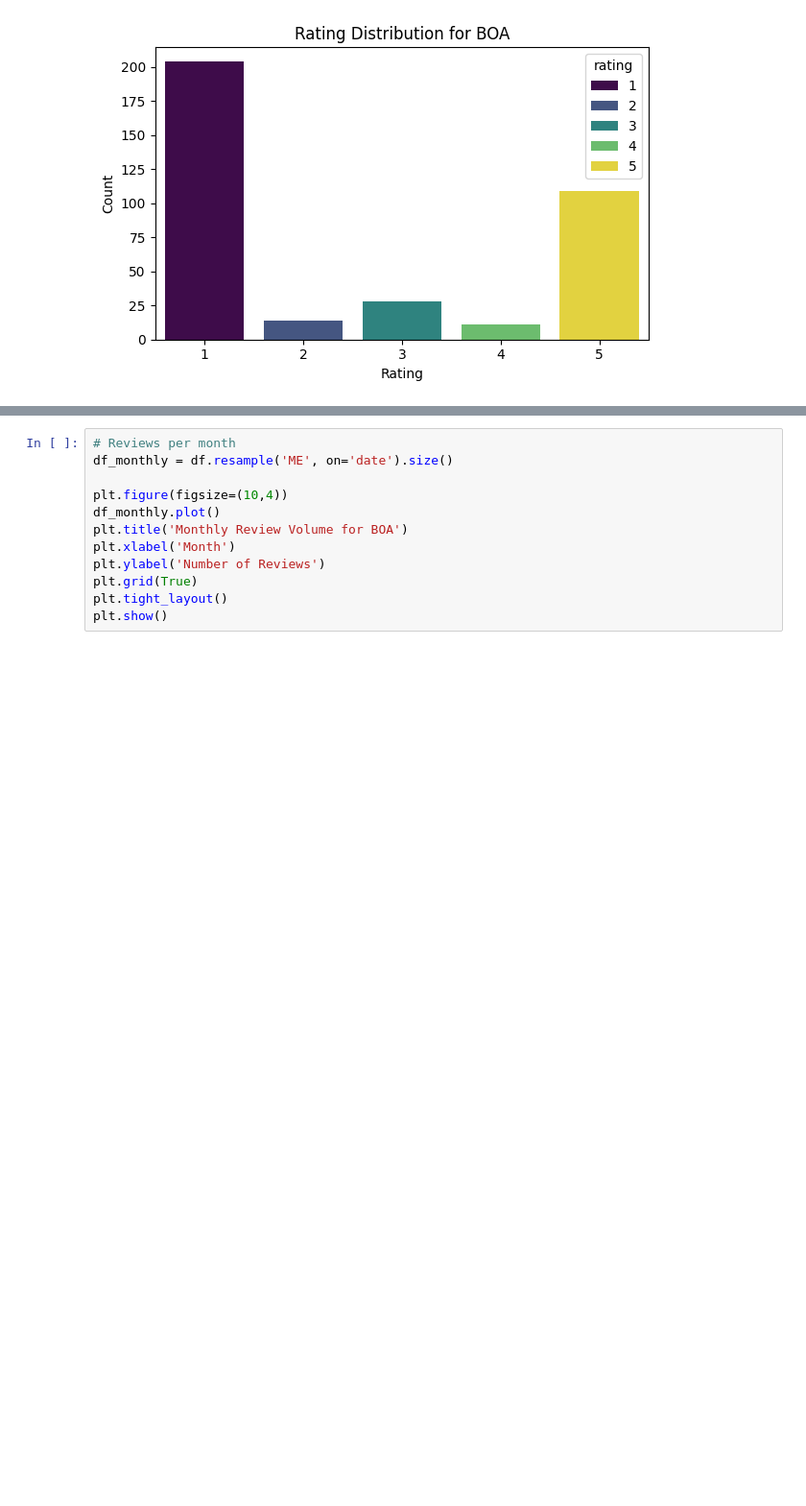
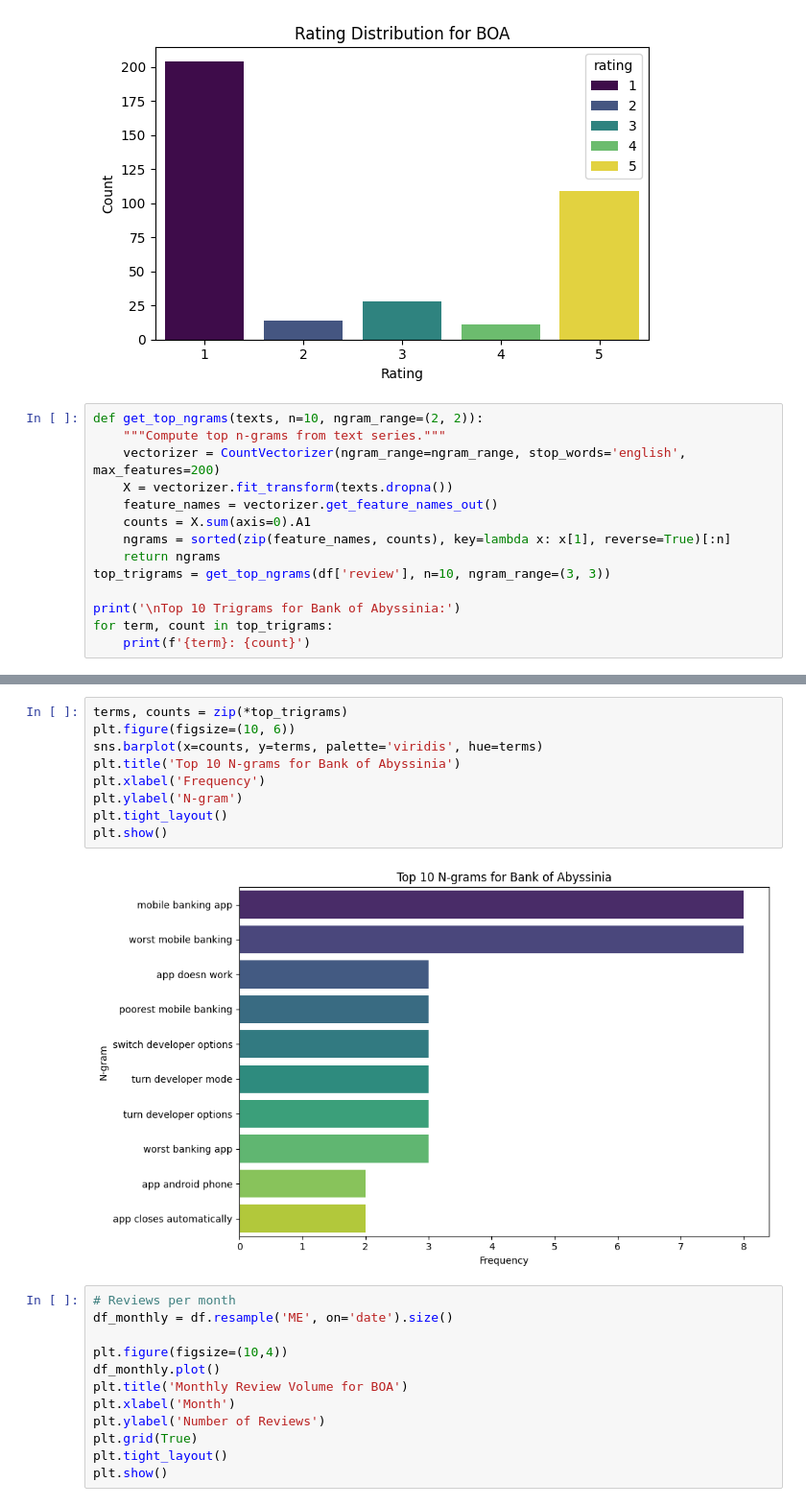
Before and after one commit to smucav/BankReviewInsights, a Jupyter notebook: notebooks/eda_boa.ipynb, the cells around one changed output, grey strips where cells are left out. Shown at 96% size. Drawn from its saved outputs; the diff is of its cells as text; blank space fills up the shorter version.

Commit message:
feat: add trigram analysis to EDA for all banks

```diff
--- a/notebooks/eda_boa.ipynb
+++ b/notebooks/eda_boa.ipynb
@@ -42,3 +42,17 @@ Total reviews: 366
 Date range: 2024-05-13 to 2025-06-03
 Average rating: 2.47
 [figure]
+# %%
+def get_top_ngrams(texts, n=10, ngram_range=(2, 2)):
+    """Compute top n-grams from text series."""
+    vectorizer = CountVectorizer(ngram_range=ngram_range, stop_words='english', max_features=200)
+    X = vectorizer.fit_transform(texts.dropna())
+    feature_names = vectorizer.get_feature_names_out()
+    counts = X.sum(axis=0).A1
+    ngrams = sorted(zip(feature_names, counts), key=lambda x: x[1], reverse=True)[:n]
+    return ngrams
+top_trigrams = get_top_ngrams(df['review'], n=10, ngram_range=(3, 3))
+
+print('\nTop 10 Trigrams for Bank of Abyssinia:')
+for term, count in top_trigrams:
+    print(f'{term}: {count}')
@@ -45,3 +71,14 @@ Average rating: 2.47
+# %%
+terms, counts = zip(*top_trigrams)
+plt.figure(figsize=(10, 6))
+sns.barplot(x=counts, y=terms, palette='viridis', hue=terms)
+plt.title('Top 10 N-grams for Bank of Abyssinia')
+plt.xlabel('Frequency')
+plt.ylabel('N-gram')
+plt.tight_layout()
+plt.show()
+# %% [output]
+[figure, added]
 # %%
 # Reviews per month
 df_monthly = df.resample('ME', on='date').size()
```
Also changed, not shown: parts of 2 cells of this notebook, 2 other files.
